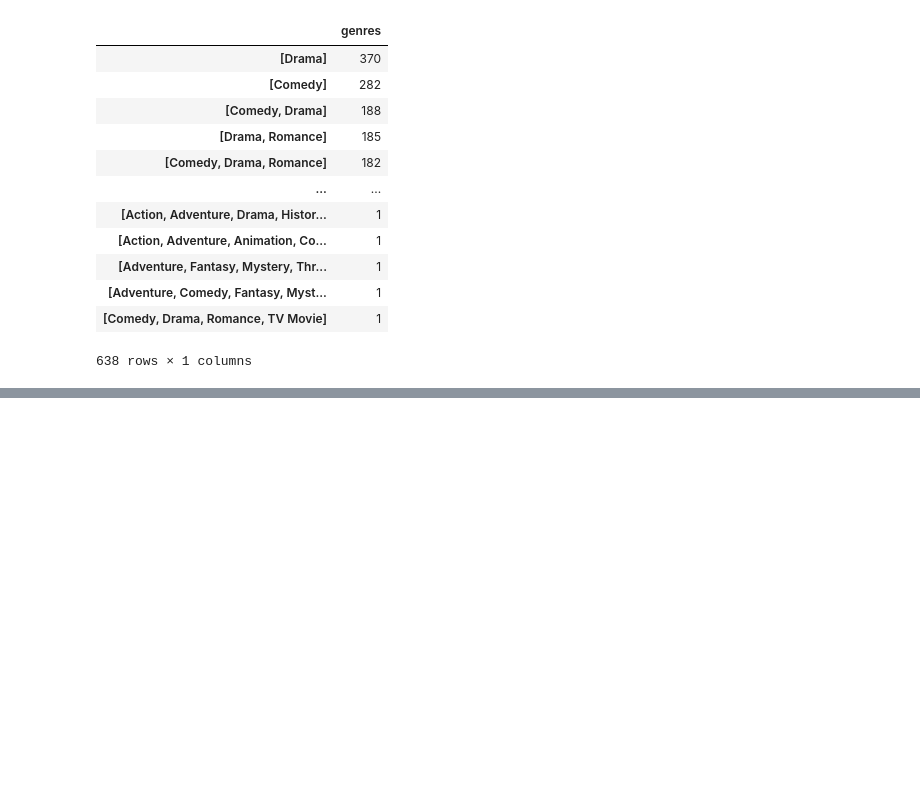
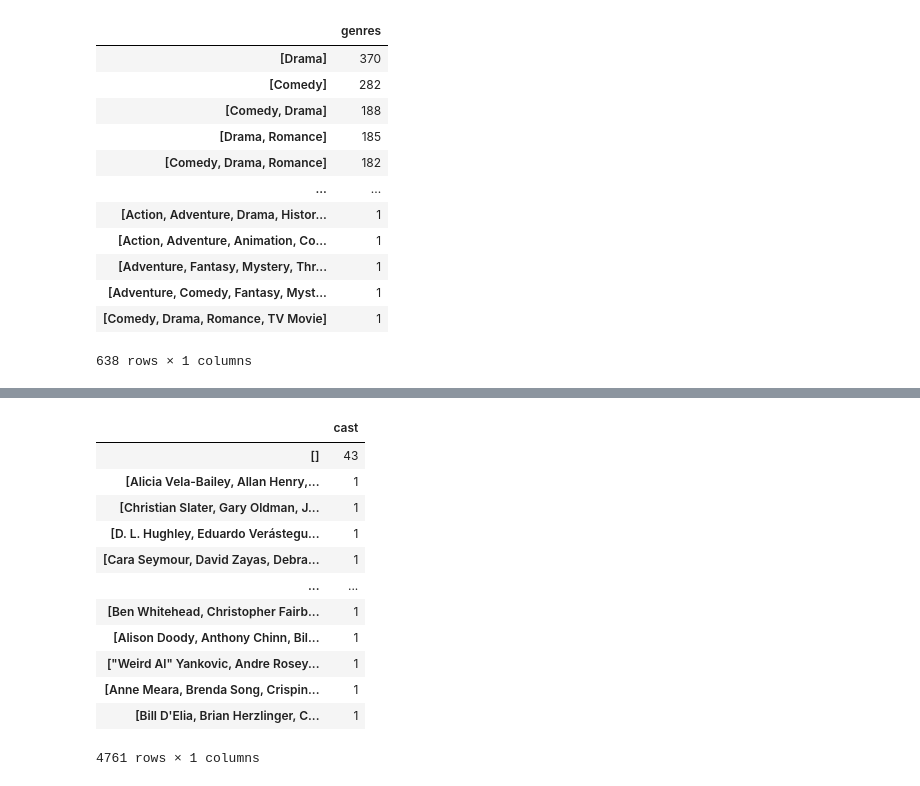
Before and after one commit to abhinav270/GreatLearning-Projects, a Jupyter notebook: Movie_Recommendation_system.ipynb, the cells around one changed output, grey strips where cells are left out. Cells and saved outputs as stored; diff of their text form; code cells hidden in the pictures; blank space fills up the shorter version.

```diff
--- a/Movie_Recommendation_system.ipynb
+++ b/Movie_Recommendation_system.ipynb
@@ -111,0 +129,17 @@ movies_df.genres.value_counts().to_frame()
+# %%
+movies_df.cast = movies_df.cast.apply(GenreList)
+movies_df.cast.value_counts().to_frame()
+# %% [output]
+|  | cast |
+| [] | 43 |
+| [Alicia Vela-Bailey, Allan Henry,... | 1 |
+| [Christian Slater, Gary Oldman, J... | 1 |
+| [D. L. Hughley, Eduardo Verástegu... | 1 |
+| [Cara Seymour, David Zayas, Debra... | 1 |
+| ... | ... |
+| [Ben Whitehead, Christopher Fairb... | 1 |
+| [Alison Doody, Anthony Chinn, Bil... | 1 |
+| ["Weird Al" Yankovic, Andre Rosey... | 1 |
+| [Anne Meara, Brenda Song, Crispin... | 1 |
+| [Bill D'Elia, Brian Herzlinger, C... | 1 |
+4761 rows × 1 columns
```
Also changed, not shown: parts of 6 cells of this notebook.
